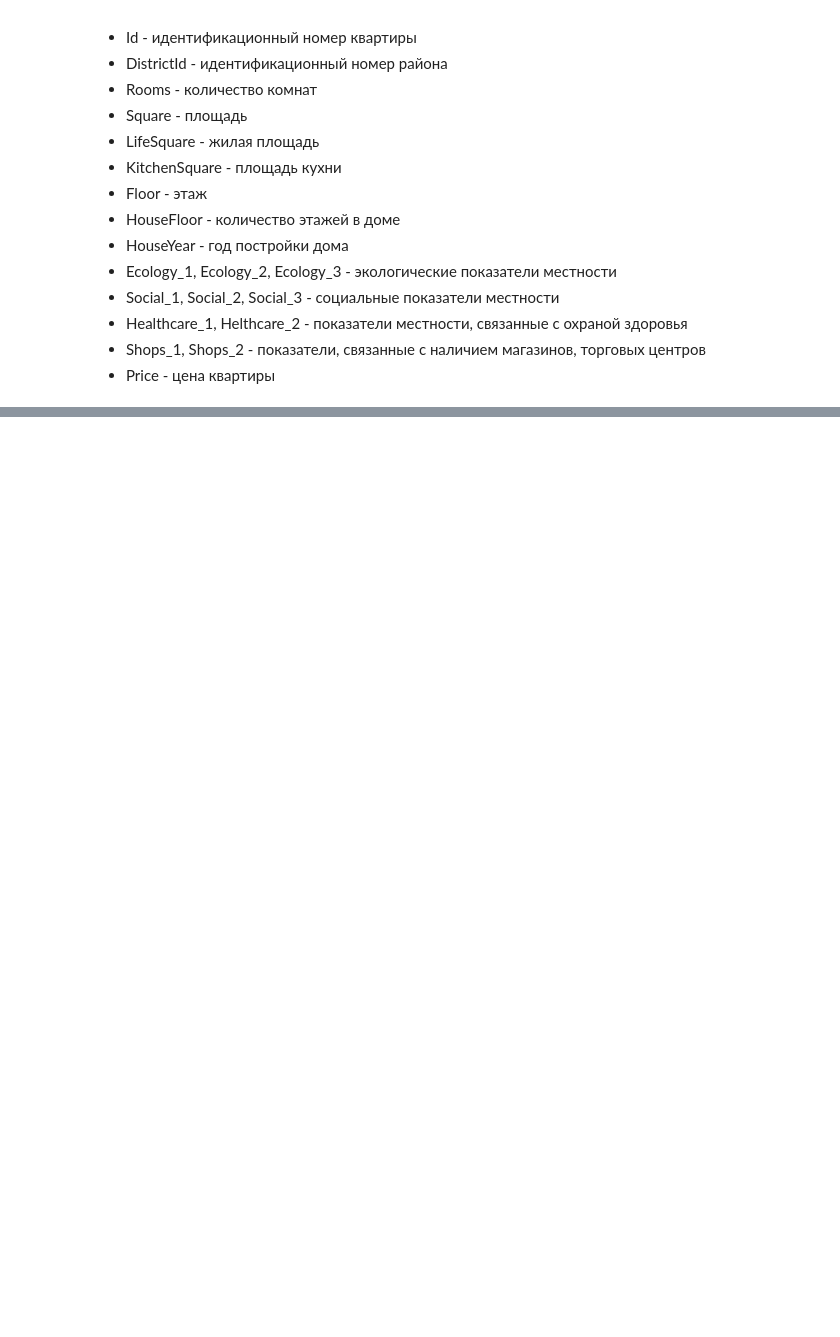
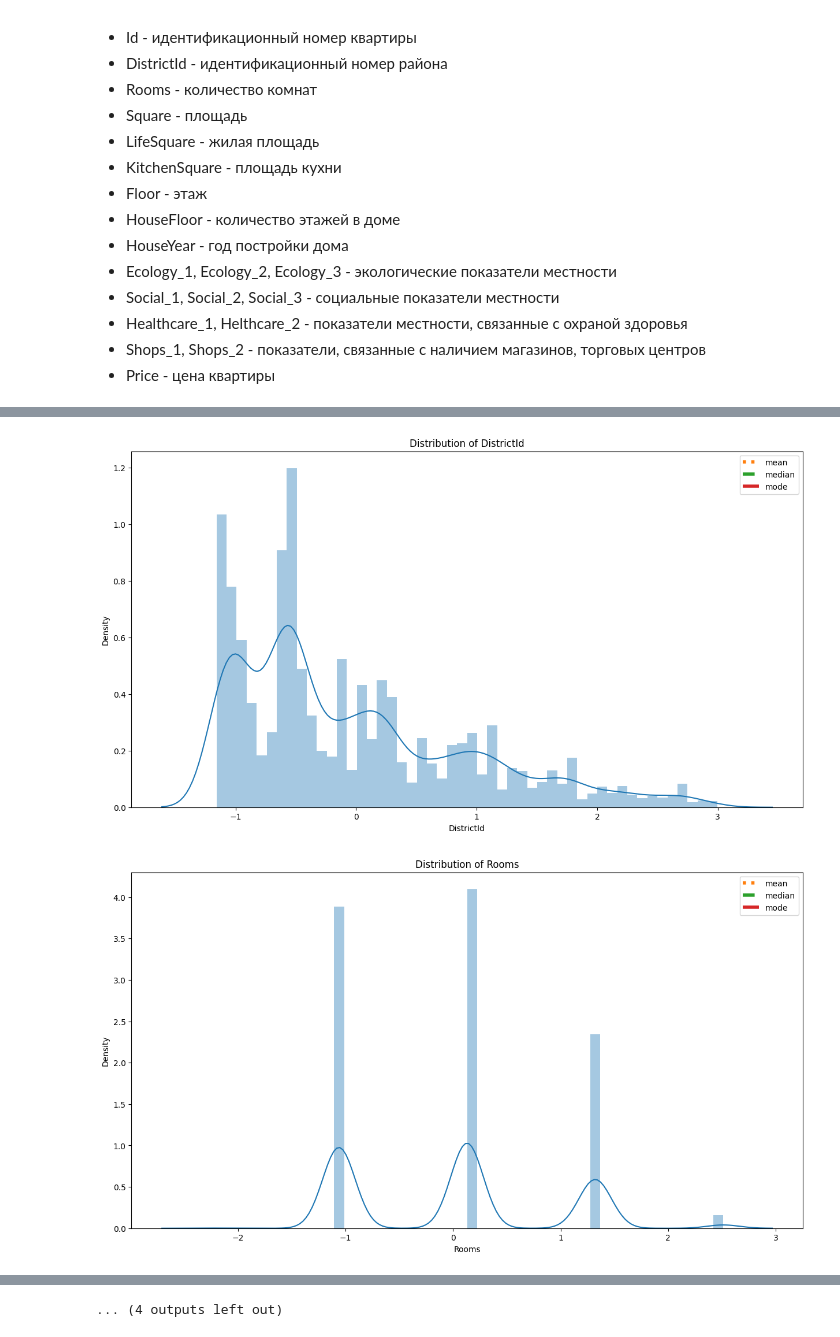
Before and after one commit to BlackStoneShadow/Python, a Jupyter notebook: MLearning/DSLibraries/Summary/Task1.ipynb, the cells around one changed output, grey strips where cells are left out. Cells and saved outputs as stored; diff of their text form; code cells hidden in the pictures; blank space fills up the shorter version.

```diff
--- a/MLearning/DSLibraries/Summary/Task1.ipynb
+++ b/MLearning/DSLibraries/Summary/Task1.ipynb
@@ -151,0 +241,7 @@ df_num_features.head()
+# %%
+# распределение количественных признаков после нормализации данных и осноные статистические данные в них
+for item in pipeline.property_num:
+    pipeline.plot(item)
+# %% [output]
+[figure, added]
+[figure, added]
@@ -151,0 +258 @@ df_num_features.head()
+... (4 outputs left out)
```
Also changed, not shown: parts of 18 cells of this notebook, 1 other file.
